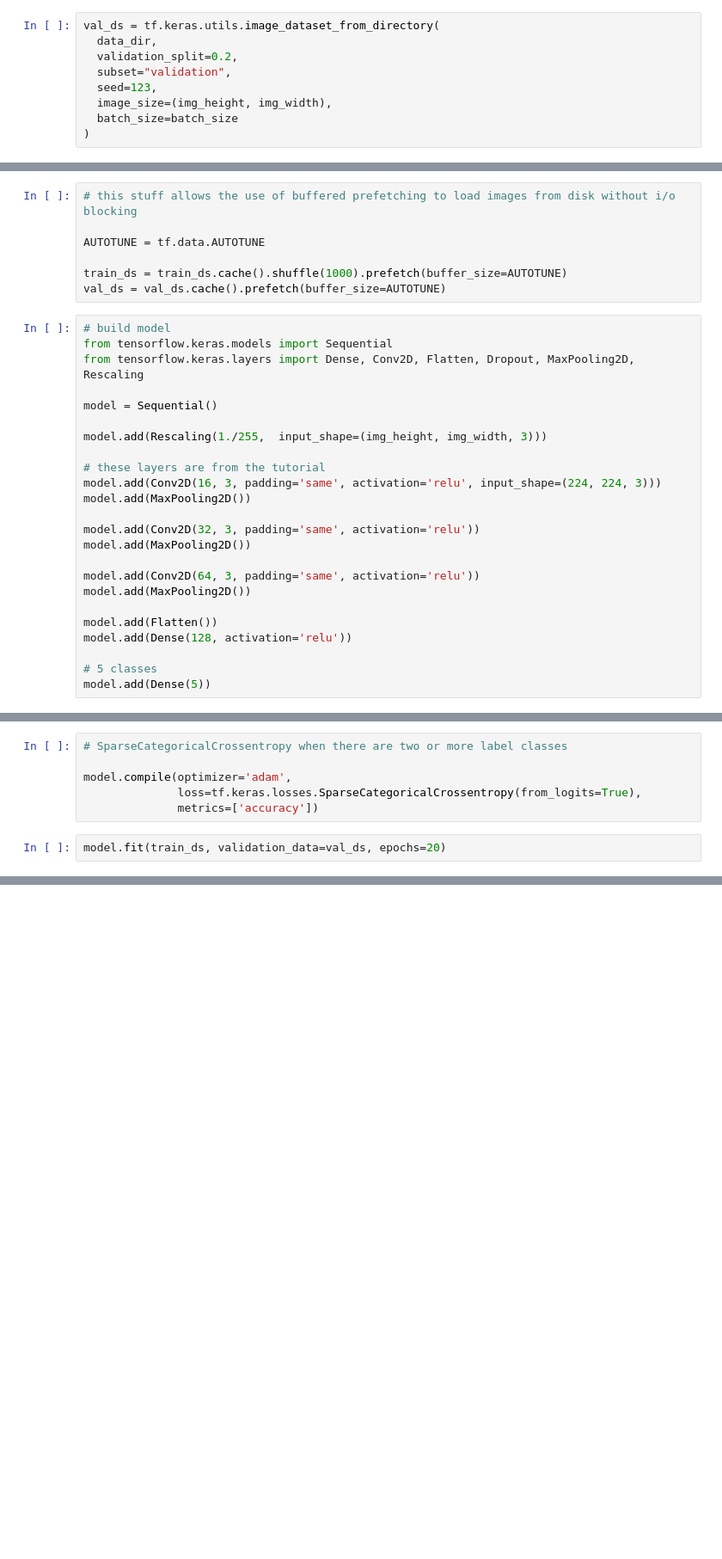
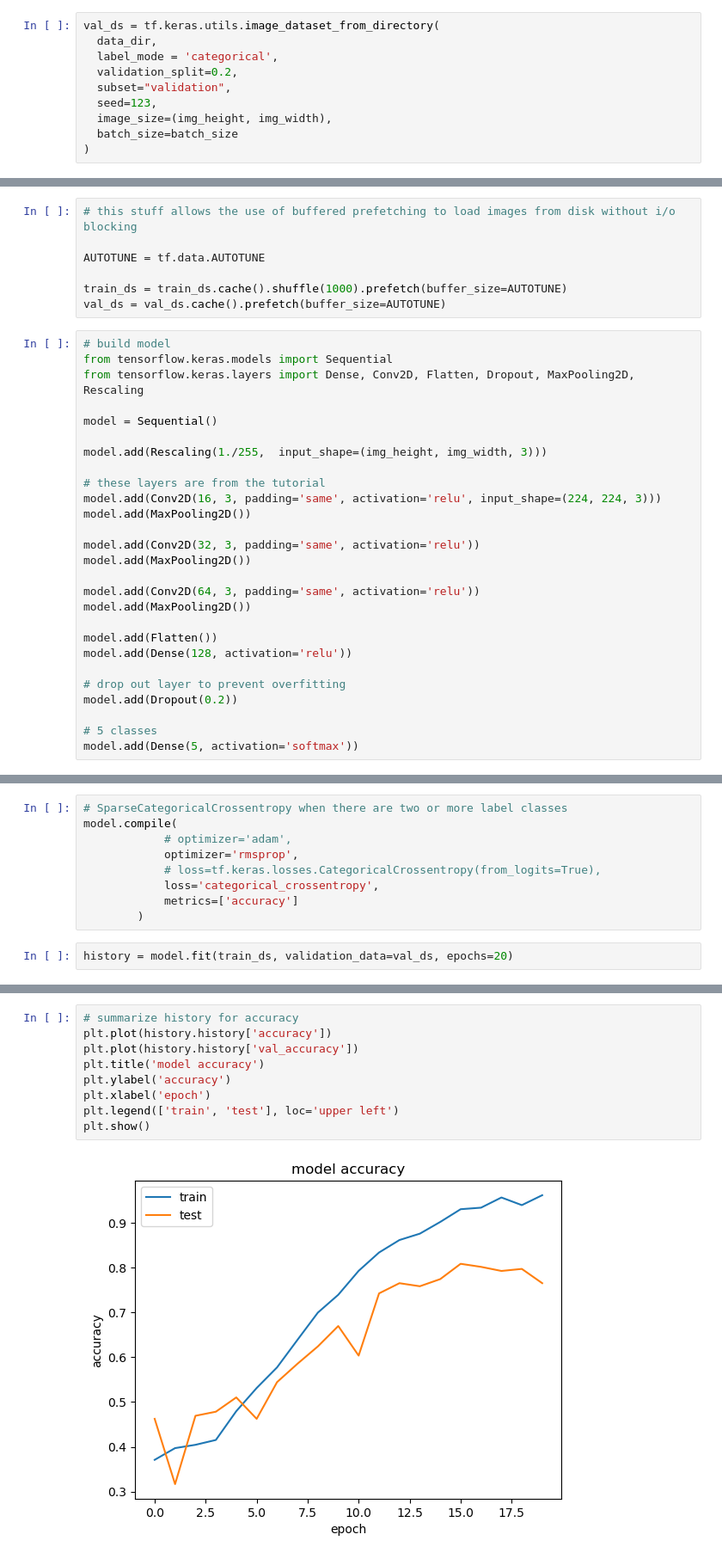
Before and after one commit to mateovg/cis-4951-algae-classificaiton-system, a Jupyter notebook: tf_model.ipynb, the cells around one changed output, grey strips where cells are left out. Shown at 86% size. Drawn from its saved outputs; the diff is of its cells as text; blank space fills up the shorter version.

```diff
--- a/tf_model.ipynb
+++ b/tf_model.ipynb
@@ -32,6 +33,7 @@ Using 1758 files for training.
 # %%
 val_ds = tf.keras.utils.image_dataset_from_directory(
   data_dir,
+  label_mode = 'categorical',
   validation_split=0.2,
   subset="validation",
   seed=123,
@@ -87,5 +89,8 @@ model.add(MaxPooling2D())
 model.add(Flatten())
 model.add(Dense(128, activation='relu'))
 
+# drop out layer to prevent overfitting
+model.add(Dropout(0.2))
+
 # 5 classes
-model.add(Dense(5))
+model.add(Dense(5, activation='softmax'))
@@ -112,10 +97,13 @@ _________________________________________________________________
 # %%
 # SparseCategoricalCrossentropy when there are two or more label classes
-
-model.compile(optimizer='adam',
-              loss=tf.keras.losses.SparseCategoricalCrossentropy(from_logits=True),
-              metrics=['accuracy'])
+model.compile(
+            # optimizer='adam',
+            optimizer='rmsprop',
+            # loss=tf.keras.losses.CategoricalCrossentropy(from_logits=True),
+            loss='categorical_crossentropy',
+            metrics=['accuracy']
+        )
 # %%
-model.fit(train_ds, validation_data=val_ds, epochs=20)
+history = model.fit(train_ds, validation_data=val_ds, epochs=20)
 # %% [output]
 Epoch 1/20
@@ -138,0 +126,11 @@ KeyboardInterrupt:
+# %%
+# summarize history for accuracy
+plt.plot(history.history['accuracy'])
+plt.plot(history.history['val_accuracy'])
+plt.title('model accuracy')
+plt.ylabel('accuracy')
+plt.xlabel('epoch')
+plt.legend(['train', 'test'], loc='upper left')
+plt.show()
+# %% [output]
+[figure, added]
```
Also changed, not shown: parts of 6 cells of this notebook, 1 other file.
